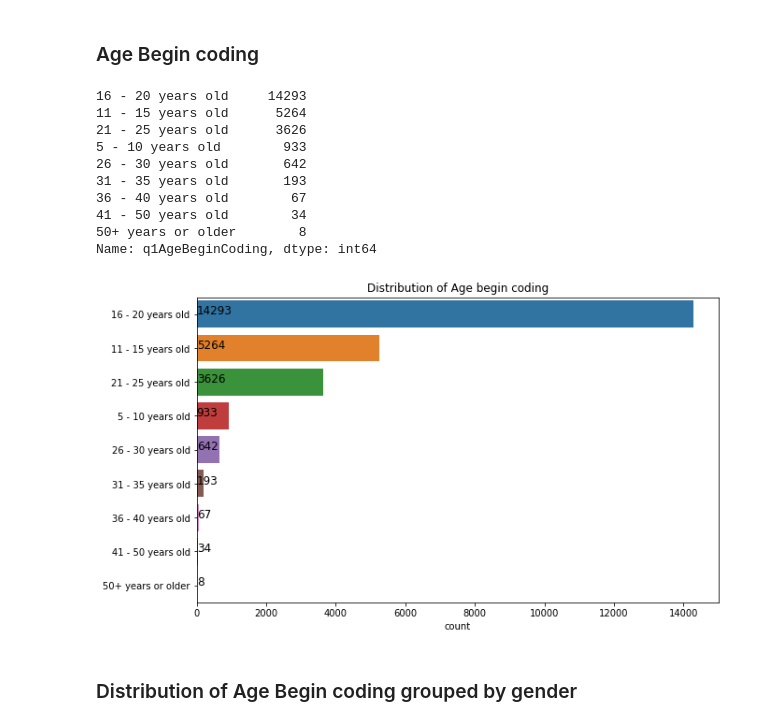
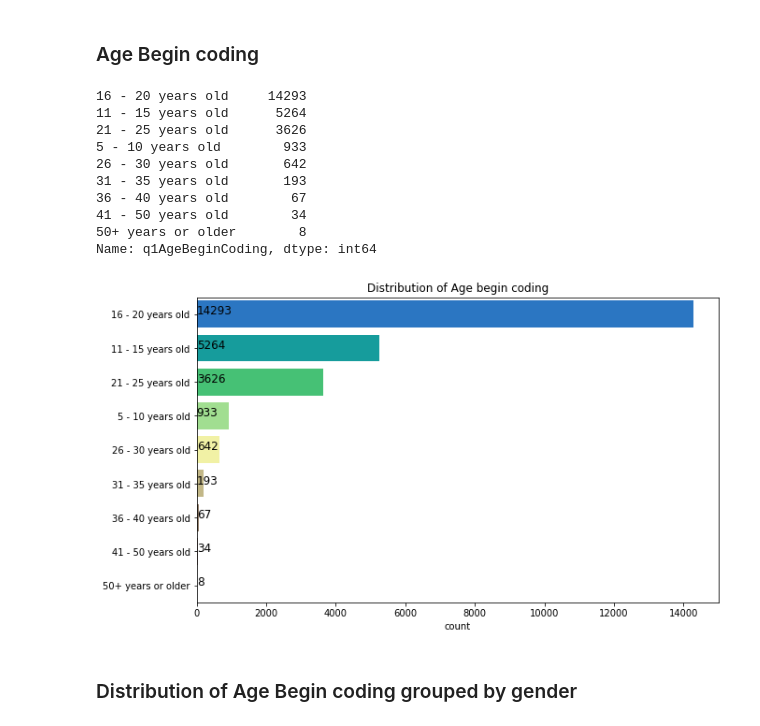
Before and after one commit to bipin2295/Developer-Survey, a Jupyter notebook: HackerrankAnalysis.ipynb, the cells around one changed output. Cells and saved outputs as stored; diff of their text form; code cells hidden in the pictures.

```diff
--- a/HackerrankAnalysis.ipynb
+++ b/HackerrankAnalysis.ipynb
@@ -174,26 +174,26 @@ Name: q2Age, dtype: int64
 # %%
 count = survey['q1AgeBeginCoding'].value_counts()
 print (count)
 plt.figure(figsize=(10,6))
-sns.barplot(count.values,count.index,)
+sns.barplot(count.values,count.index,palette='terrain')
 for i,v in enumerate(count.values):
     plt.text(0.8,i,v,color='k',fontsize=12)
 
 plt.title('Distribution of Age begin coding')
 plt.xlabel('count')
 plt.show()
 # %% [output]
 16 - 20 years old     14293
 11 - 15 years old      5264
 21 - 25 years old      3626
 5 - 10 years old        933
 26 - 30 years old       642
 31 - 35 years old       193
 36 - 40 years old        67
 41 - 50 years old        34
 50+ years or older        8
 Name: q1AgeBeginCoding, dtype: int64
-[figure, old version]
+[figure, new version]
 # %% [markdown]
 ### Distribution of Age Begin coding grouped by gender
 # %%
```
Also changed, not shown: parts of 15 cells of this notebook.
